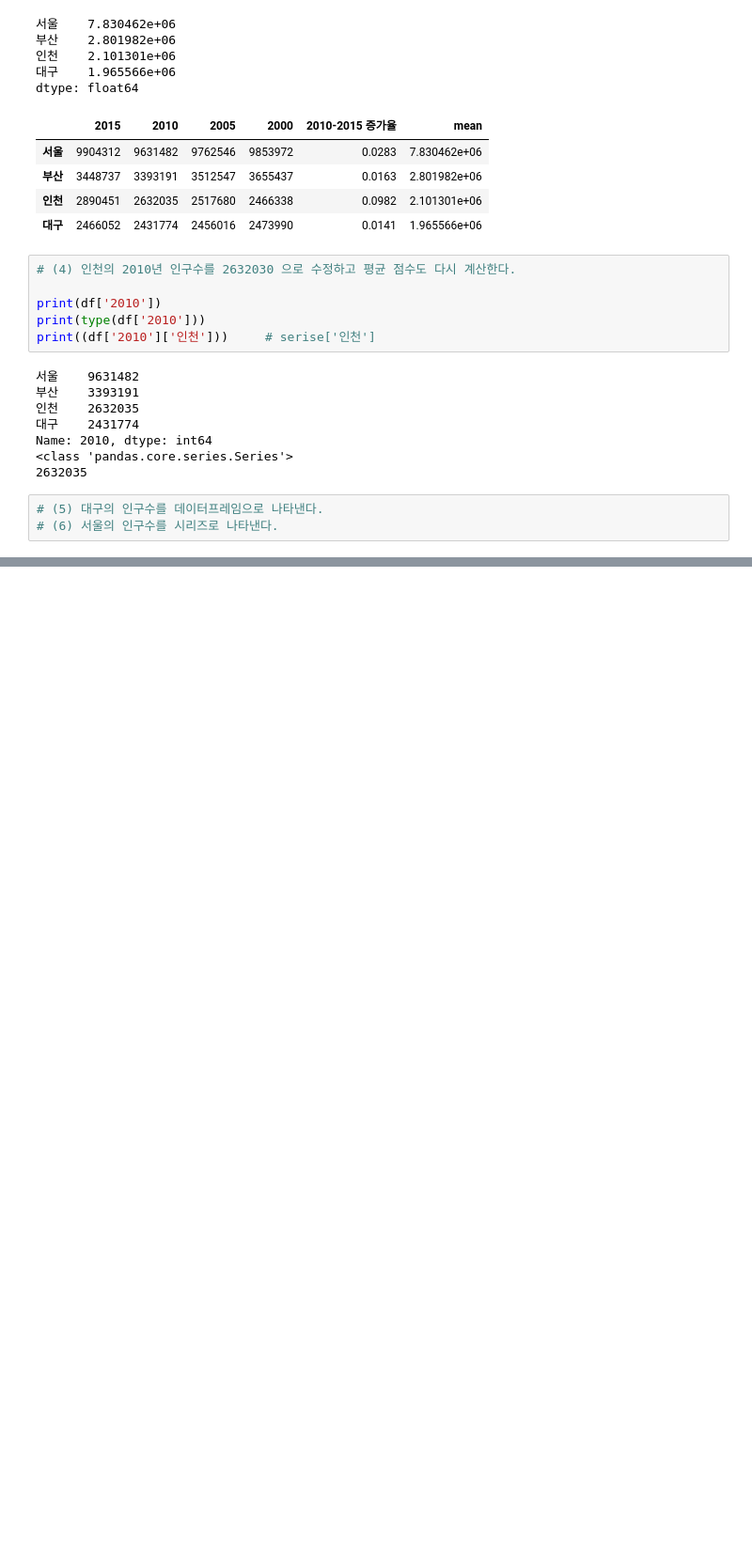
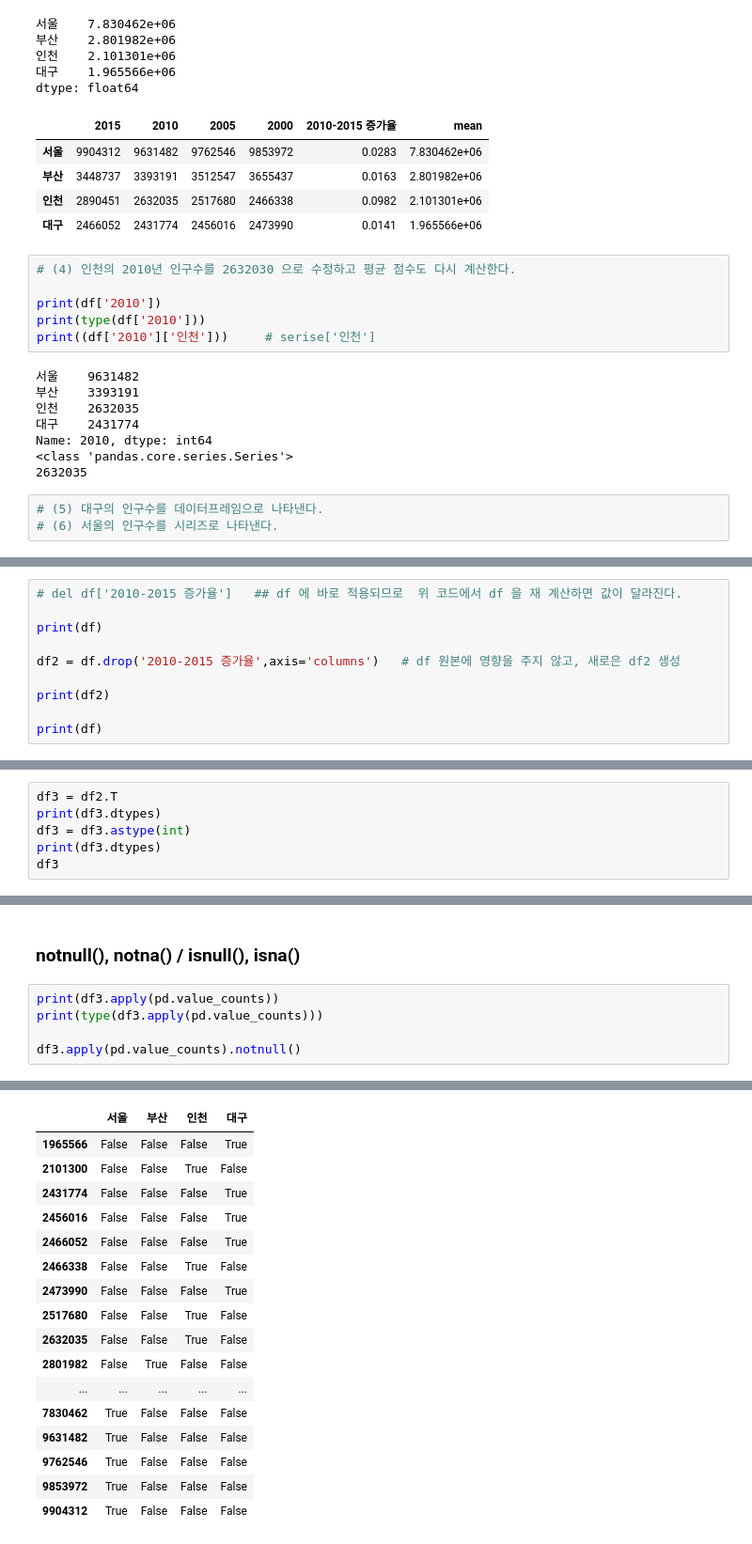
Before and after one commit to smjune/ipynb, a Jupyter notebook: dsschool.ipynb, the cells around one changed output, grey strips where cells are left out. Shown: that part at 94% size. Drawn from its saved outputs; the diff is of its cells as text; blank space fills up the shorter version.

```diff
--- a/dsschool.ipynb
+++ b/dsschool.ipynb
@@ -218,0 +319,10 @@ Name: 2010, dtype: int64
+# %%
+# del df['2010-2015 증가율']   ## df 에 바로 적용되므로  위 코드에서 df 을 재 계산하면 값이 달라진다.
+
+print(df)
+
+df2 = df.drop('2010-2015 증가율',axis='columns')   # df 원본에 영향을 주지 않고, 새로은 df2 생성
+
+print(df2)
+
+print(df)
@@ -218,0 +345,6 @@ Name: 2010, dtype: int64
+# %%
+df3 = df2.T
+print(df3.dtypes)
+df3 = df3.astype(int)
+print(df3.dtypes)
+df3
@@ -218,0 +390,8 @@ Name: 2010, dtype: int64
+# %% [markdown]
+###  notnull(), notna() /  isnull(), isna()
+# %%
+print(df3.apply(pd.value_counts))
+print(type(df3.apply(pd.value_counts)))
+
+df3.apply(pd.value_counts).notnull()
+# %% [output]
@@ -218,0 +415,17 @@ Name: 2010, dtype: int64
+|  | 서울 | 부산 | 인천 | 대구 |
+| 1965566 | False | False | False | True |
+| 2101300 | False | False | True | False |
+| 2431774 | False | False | False | True |
+| 2456016 | False | False | False | True |
+| 2466052 | False | False | False | True |
+| 2466338 | False | False | True | False |
+| 2473990 | False | False | False | True |
+| 2517680 | False | False | True | False |
+| 2632035 | False | False | True | False |
+| 2801982 | False | True | False | False |
+| ... | ... | ... | ... | ... |
+| 7830462 | True | False | False | False |
+| 9631482 | True | False | False | False |
+| 9762546 | True | False | False | False |
+| 9853972 | True | False | False | False |
+| 9904312 | True | False | False | False |
```
Also changed, not shown: parts of 34 cells of this notebook.
